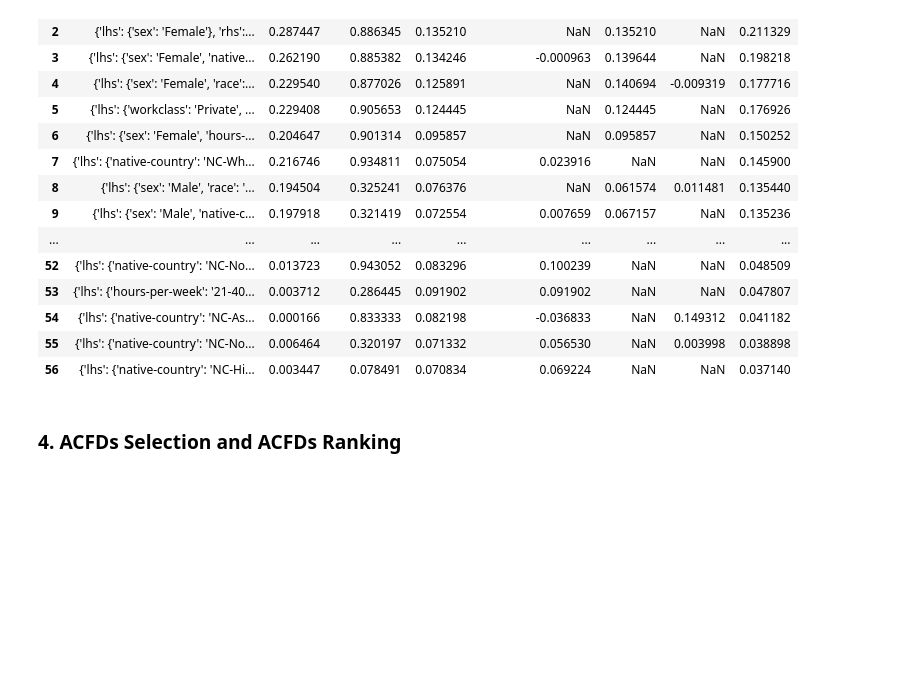
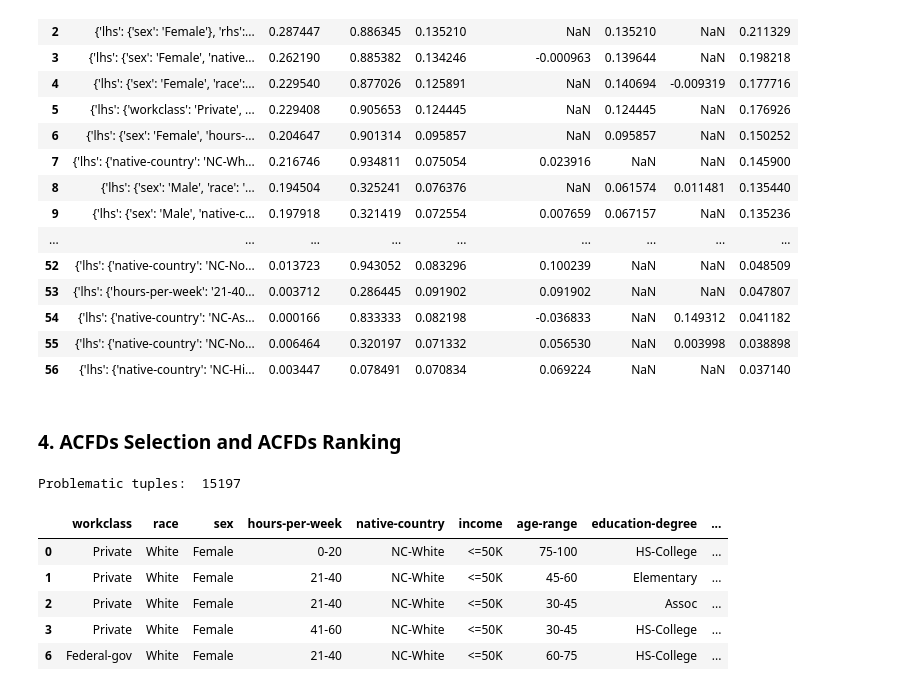
Before and after one commit to chiaracriscuolo/FAIR-DB-Notebook, a Jupyter notebook: Methodology-FAIR-DB-Census.ipynb, the cells around one changed output. Saved outputs shown, nothing was run; the diff lists cells and outputs as text; code cells hidden in the pictures; blank space fills up the shorter version.

```diff
--- a/Methodology-FAIR-DB-Census.ipynb
+++ b/Methodology-FAIR-DB-Census.ipynb
@@ -696,7 +697,7 @@ df6.head(57)
 # %%
 #INPUT PARAMETERS
 #indexes of the selected rules
-indexArray = [22, 25, 101, 105, 94, 85, 102]
+indexArray = [51,49, 45, 46, 14, 9,8, 2,3,4,5]
 
 #minumum number of rules necessary to have a problematic tuple
 nMarked = 0
@@ -722,33 +723,41 @@ def validates(df,elem):
                 flag = False
 
         if(flag == True):
             #update the marked field
             df.loc[index, 'marked'] = df.loc[index, 'marked'] + 1
 
 #add column 'marked'
 df = pandas.read_csv(file_path)
 #add one column to count the number of tuples involved by the dependencies
 df['marked'] = 0
 
 
 #create the list of the selected dependencies
 dependencies = []
 for i in indexArray:
     dependencies.append(df6.Rule[i])
 
 #create a copy of the df to count the number of tuples involved by the dependencies
 dfMarked = df
 for dep in dependencies:
     #for every dependency add one to marked field if the tuple respect the rule
     validates(dfMarked, dep)
 
 def extractProblematicTuples(dfMarked):
     dfEthicalProblems = dfMarked[dfMarked.marked > nMarked]
     return dfEthicalProblems
 
 dfEthicalProblems = extractProblematicTuples(dfMarked)
 print("Problematic tuples: ", len(dfEthicalProblems))
 dfEthicalProblems.head()
+# %% [output]
+Problematic tuples:  15197
+|  | workclass | race | sex | hours-per-week | native-country | income | age-range | education-degree | ... |
+| 0 | Private | White | Female | 0-20 | NC-White | <=50K | 75-100 | HS-College | ... |
+| 1 | Private | White | Female | 21-40 | NC-White | <=50K | 45-60 | Elementary | ... |
+| 2 | Private | White | Female | 21-40 | NC-White | <=50K | 30-45 | Assoc | ... |
+| 3 | Private | White | Female | 41-60 | NC-White | <=50K | 30-45 | HS-College | ... |
+| 6 | Federal-gov | White | Female | 21-40 | NC-White | <=50K | 60-75 | HS-College | ... |
 # %%
 def computeStatistics(df6, selectedDependencies, dfMarked, indexArray):
 
```
Also changed, not shown: parts of 11 cells of this notebook.
